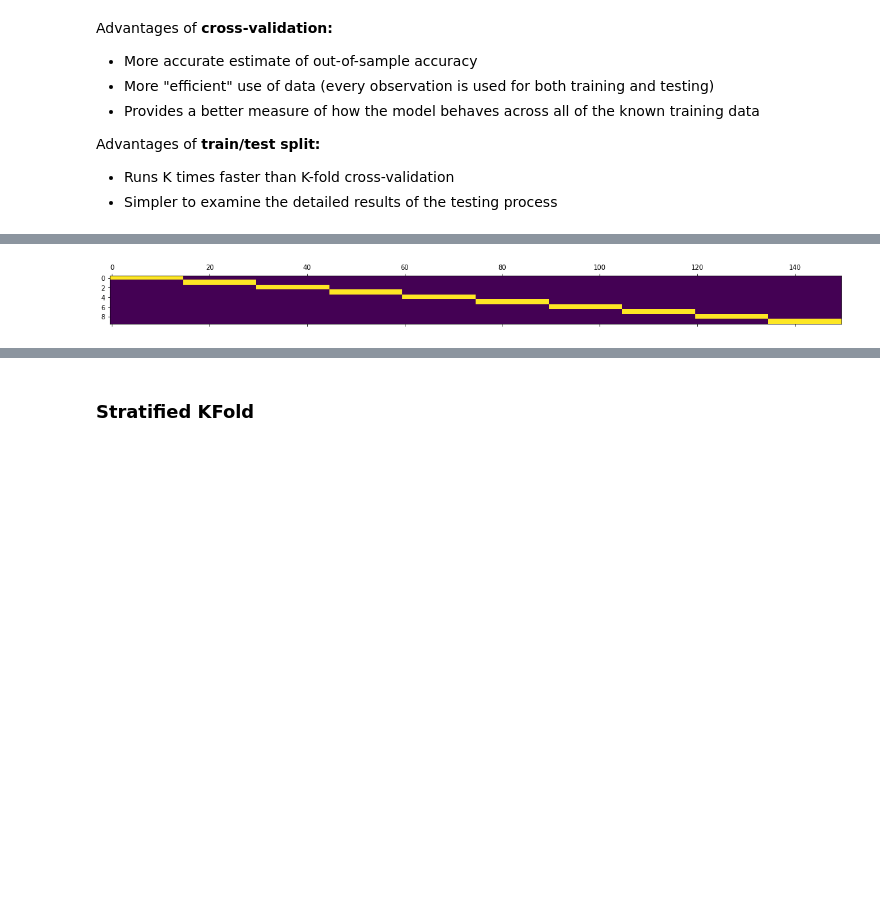
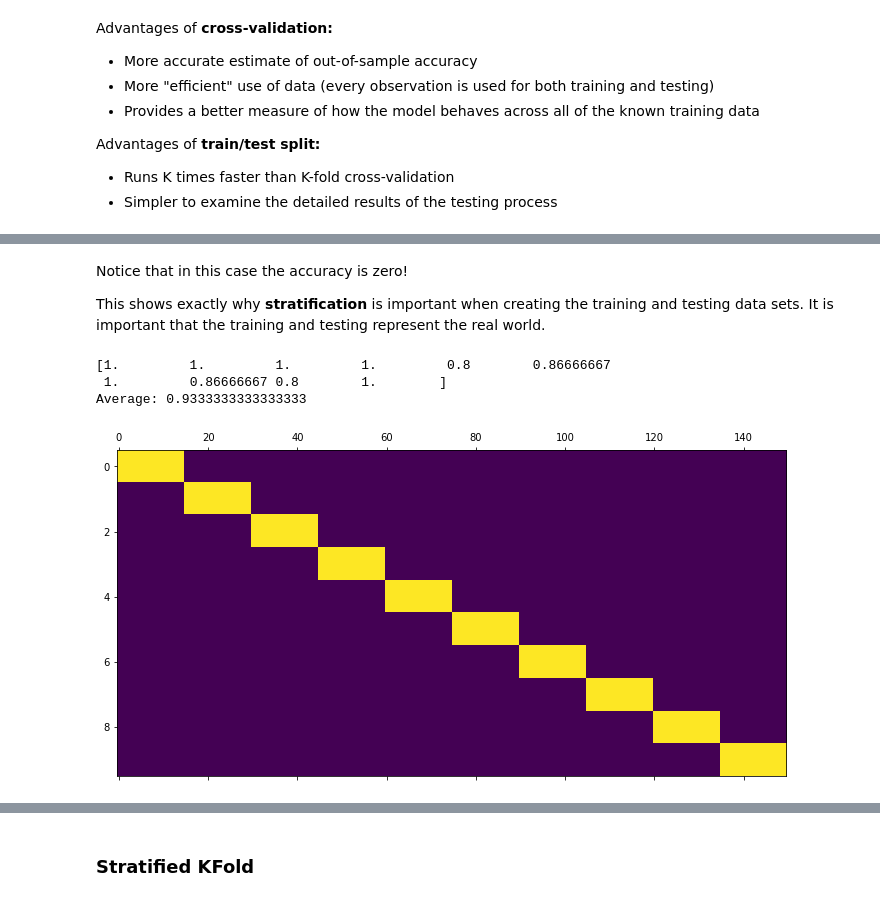
Before and after one commit to youngsoul/machinelearning101, a Jupyter notebook: 06_cross_validation.ipynb, the cells around one changed output, grey strips where cells are left out. Drawn from its saved outputs; the diff is of its cells as text; code cells hidden in the pictures; blank space fills up the shorter version.

```diff
--- a/06_cross_validation.ipynb
+++ b/06_cross_validation.ipynb
@@ -159,9 +224,18 @@ plot_cv(cv, X, y)
+# %% [markdown]
+Notice that in this case the accuracy is zero!
+
+This shows exactly why **stratification** is important when creating the training and testing data sets.  It is important that the training and testing represent the real world.
 # %%
 # shuffle the data BEFORE splitting into batches
 cv = KFold(n_splits=10)
 plot_cv(cv, X, y)
+scores = run_knn_with_cv(n_neighbors=5, features=X, targets=y, cv=cv)
+print(scores, f"\nAverage: {scores.mean()}")
 # %% [output]
+[1.         1.         1.         1.         0.8        0.86666667
+ 1.         0.86666667 0.8        1.        ]
+Average: 0.9333333333333333
-[figure, old version]
+[figure, new version]
 # %%
 cv = KFold(n_splits=5, shuffle=True)
 plot_cv(cv, X, y)
```
Also changed, not shown: parts of 41 cells of this notebook, 12 other files.
